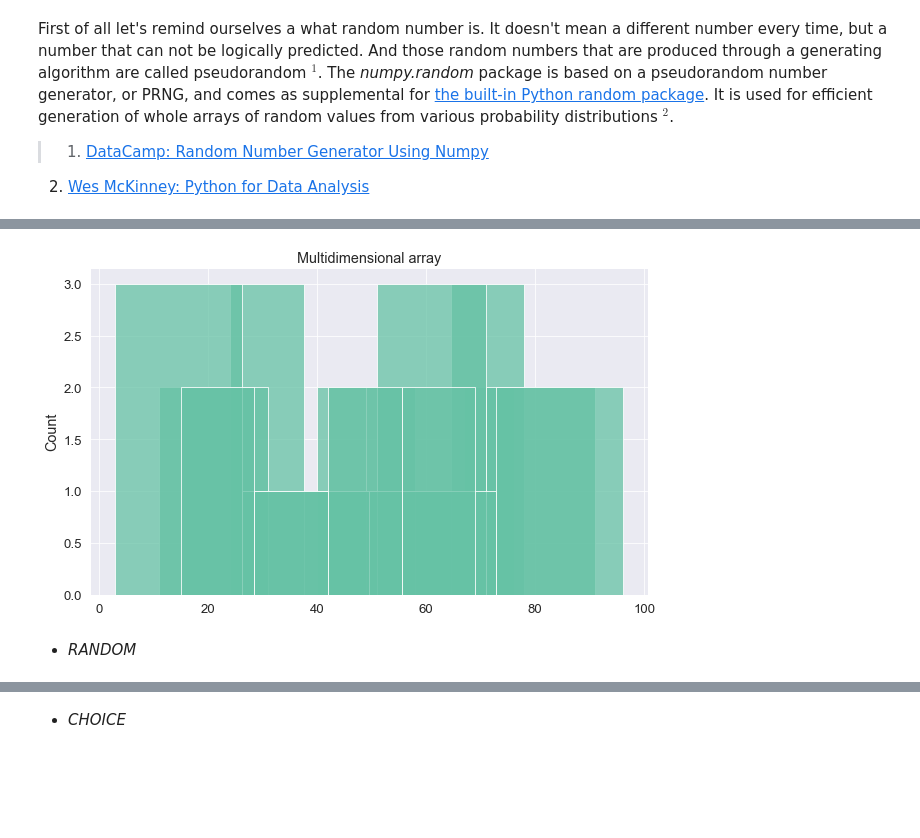
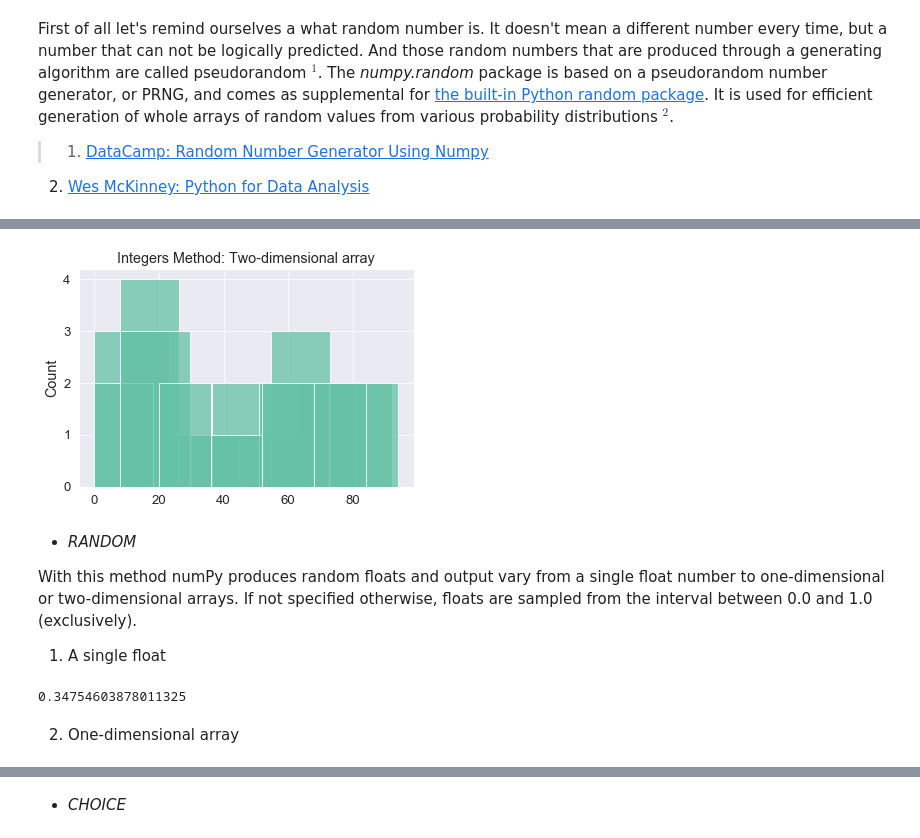
Before and after one commit to olgarozhdestvina/numpy.random, a Jupyter notebook: Numpy.random.ipynb, the cells around one changed output, grey strips where cells are left out. Saved outputs shown, nothing was run; the diff lists cells and outputs as text; code cells hidden in the pictures; blank space fills up the shorter version.

```diff
--- a/Numpy.random.ipynb
+++ b/Numpy.random.ipynb
@@ -97,10 +111,29 @@ array([[62, 76, 54, 51, 44, 73, 40],
 # %%
-# Plot the array.
-plt.title("Multidimensional array")
+# Set the title for the future plot.
+plt.title("Integers Method: Two-dimensional array")
+
+# Loop through the rows in the array.
 for i in range(len(x)):
-    sns.histplot(x[i], pmax=1)
+    # Plot the array
+    sns.histplot(x[i])
+
+# Show the plot.
 plt.show()
 # %% [output]
-[figure, old version]
+[figure, new version]
-# %% [markdown]
-- _RANDOM_ <a name="random"></a>
+# %% [markdown]
+- _RANDOM_ <a name="random"></a>
+
+With this method numPy produces random floats and output vary from a single float number to one-dimensional or two-dimensional arrays. If not specified otherwise, floats are sampled from the interval between 0.0 and 1.0 (exclusively).
+
+1. A single float
+# %%
+# Generate a single float number.
+x = rng.random()
+
+# Display the float.
+x
+# %% [output]
+0.34754603878011325
+# %% [markdown]
+2. One-dimensional array
```
Also changed, not shown: parts of 15 cells of this notebook.
